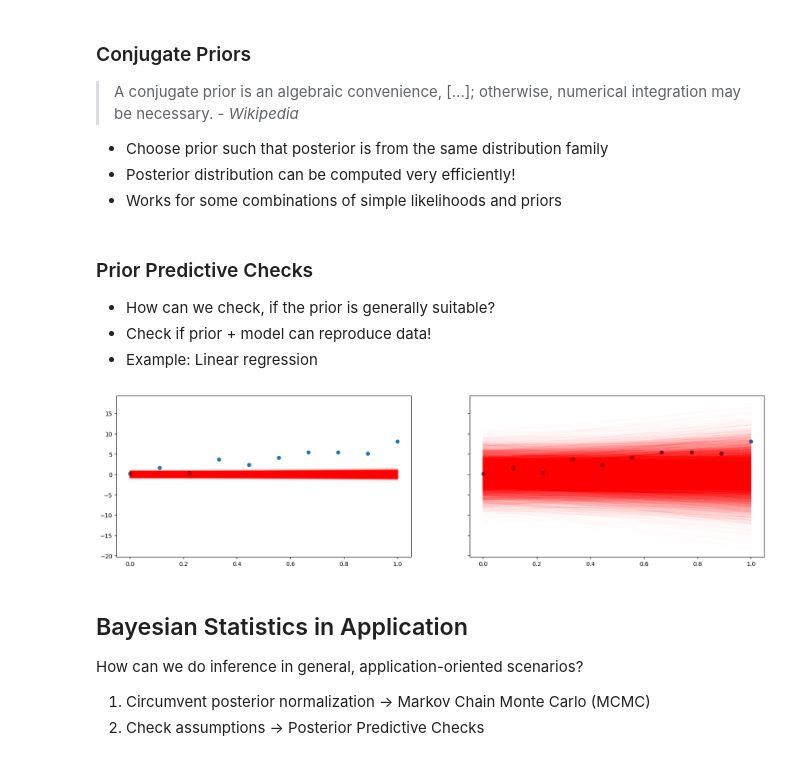
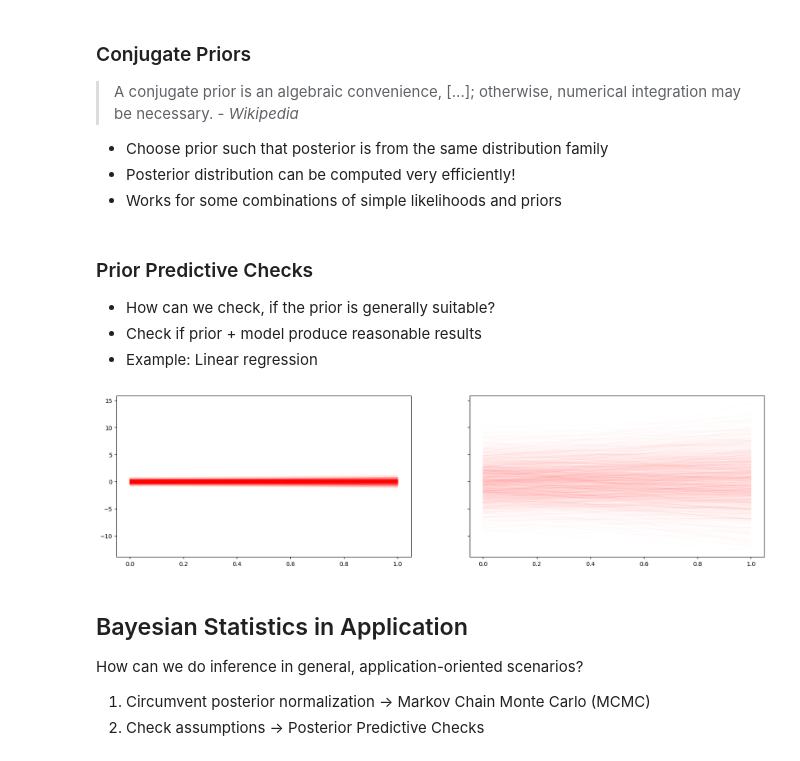
Before and after one commit to ANTS-ON/BayesianStats, a Jupyter notebook: script.ipynb, the cells around one changed output. Saved outputs shown, nothing was run; the diff lists cells and outputs as text; code cells hidden in the pictures.

Commit message:
Explain prior predictive checks correctly

```diff
--- a/script.ipynb
+++ b/script.ipynb
@@ -218,27 +218,23 @@ plt.show()
 ### Prior Predictive Checks
 
 - How can we check, if the prior is generally suitable?
-- Check if prior + model can reproduce data!
+- Check if prior + model produce reasonable results
 - Example: Linear regression
 # %%
 n = 10
 t = np.linspace(0, 1, num=n)
 X = np.column_stack((t, np.ones(n)))
-y = X @ np.array([5., 1.])
-sigma = 1
-y_hat = y + np.random.normal(0, sigma, size=n)
 
-def show_with_prior(ax, prior):
-    theta = prior.rvs(size=10000)
+def show_prior(ax, prior):
+    theta = prior.rvs(size=1000)
     ax.plot(t, X @ theta.T, color="red", alpha=0.01)
-    ax.scatter(t, y_hat)
 # %%
 fig, ax = plt.subplots(1, 2, figsize=(20, 5), sharey=True)
-show_with_prior(ax[0], scipy.stats.multivariate_normal(np.zeros(2), 1e-1 * np.identity(2)))
-show_with_prior(ax[1], scipy.stats.multivariate_normal(np.zeros(2), 10 * np.identity(2)))
+show_prior(ax[0], scipy.stats.multivariate_normal(np.zeros(2), 1e-1 * np.identity(2)))
+show_prior(ax[1], scipy.stats.multivariate_normal(np.zeros(2), 10 * np.identity(2)))
 plt.show()
 # %% [output]
-[figure, old version]
+[figure, new version]
 # %% [markdown]
 ## Bayesian Statistics in Application
 
```
Also changed, not shown: parts of 10 cells of this notebook.
